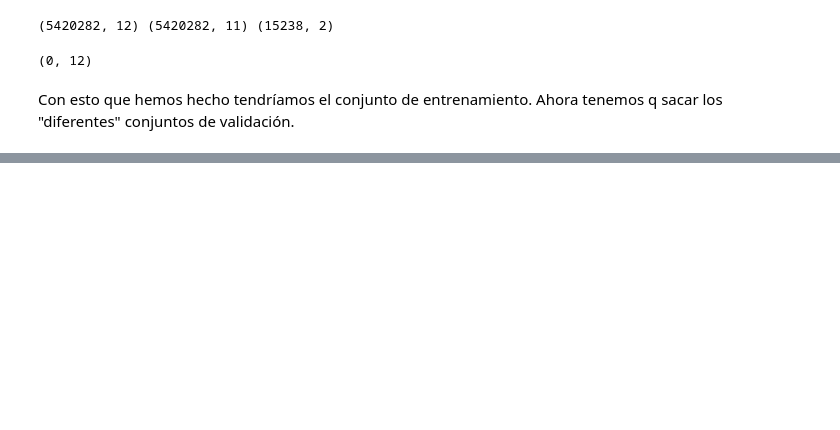
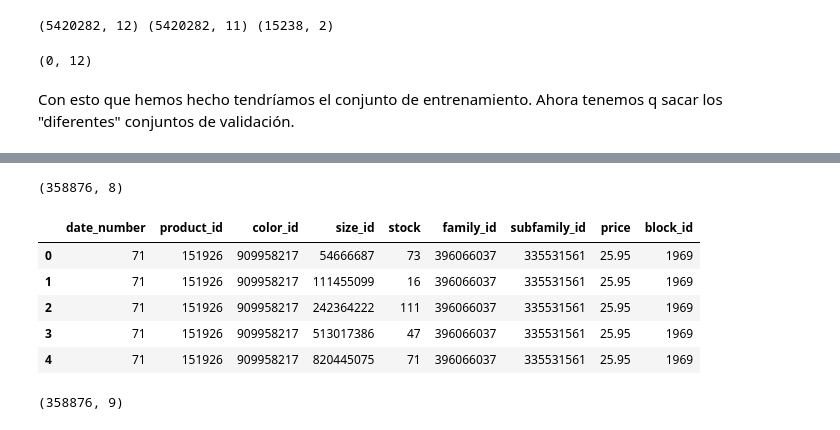
Before and after one commit to rodgomrod/Zara_Competition, a Jupyter notebook: Notebooks/data.ipynb, the cells around one changed output, grey strips where cells are left out. Saved outputs shown, nothing was run; the diff lists cells and outputs as text; code cells hidden in the pictures; blank space fills up the shorter version.

```diff
--- a/Notebooks/data.ipynb
+++ b/Notebooks/data.ipynb
@@ -199,0 +319,5 @@ Con esto que hemos hecho tendríamos el conjunto de entrenamiento. Ahora tenemos
+# %%
+stock_77 = day_71_77[['product_id', 'color_id', 'size_id']]
+stock_77['stock'] = stock_76['stock'] + day_71_77['stock_replenishment_days_77']
+stock_77['date_number'] = 77
+stock_77.head()
@@ -199,0 +333,2 @@ Con esto que hemos hecho tendríamos el conjunto de entrenamiento. Ahora tenemos
+# %%
+stock_71_77 = pd.concat([stock_71, stock_72 ,stock_73 ,stock_74 ,stock_75 ,stock_76 ,stock_77]).reset_index(drop=True)
@@ -199,0 +339,2 @@ Con esto que hemos hecho tendríamos el conjunto de entrenamiento. Ahora tenemos
+# %%
+stock_71_77 = stock_71_77[['date_number', 'product_id', 'color_id', 'size_id', 'stock']]
@@ -199,0 +354,3 @@ Con esto que hemos hecho tendríamos el conjunto de entrenamiento. Ahora tenemos
+# %%
+df_71_77_products = stock_71_77.join(products.set_index(['product_id']), on=['product_id'], how='inner')
+df_71_77_products.head()
@@ -199,0 +364,18 @@ Con esto que hemos hecho tendríamos el conjunto de entrenamiento. Ahora tenemos
+# %%
+df_71_77_products.shape
+# %% [output]
+(358876, 8)
+# %%
+df_71_77_products_blocks = df_71_77_products.join(product_blocks.set_index(['product_id']), on=['product_id'], how='inner')
+df_71_77_products_blocks.head()
+# %% [output]
+|  | date_number | product_id | color_id | size_id | stock | family_id | subfamily_id | price | block_id |
+| 0 | 71 | 151926 | 909958217 | 54666687 | 73 | 396066037 | 335531561 | 25.95 | 1969 |
+| 1 | 71 | 151926 | 909958217 | 111455099 | 16 | 396066037 | 335531561 | 25.95 | 1969 |
+| 2 | 71 | 151926 | 909958217 | 242364222 | 111 | 396066037 | 335531561 | 25.95 | 1969 |
+| 3 | 71 | 151926 | 909958217 | 513017386 | 47 | 396066037 | 335531561 | 25.95 | 1969 |
+| 4 | 71 | 151926 | 909958217 | 820445075 | 71 | 396066037 | 335531561 | 25.95 | 1969 |
+# %%
+df_71_77_products_blocks.shape
+# %% [output]
+(358876, 9)
```
Also changed, not shown: parts of 19 cells of this notebook.
